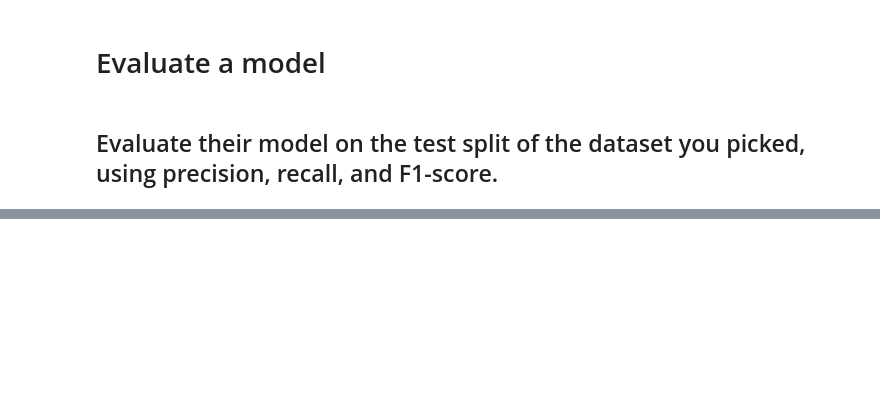
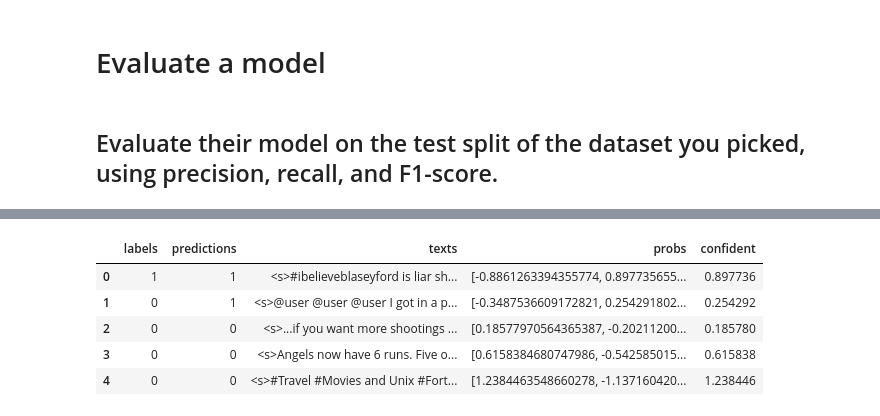
Before and after one commit to meliioko/nlp8, a Jupyter notebook: nlp8.ipynb, the cells around one changed output, grey strips where cells are left out. Saved outputs shown, nothing was run; the diff lists cells and outputs as text; code cells hidden in the pictures; blank space fills up the shorter version.

```diff
--- a/nlp8.ipynb
+++ b/nlp8.ipynb
@@ -74,0 +92,7 @@ topic_model.visualize_barchart()
+# %%
+from torch.utils.data import DataLoader
+import torch
+device = torch.device('cuda' if torch.cuda.is_available() else 'cpu')
+print(device)
+model.to(device)
+data_loader = DataLoader(tokenized_test, batch_size=16)
@@ -74,0 +101,23 @@ topic_model.visualize_barchart()
+# %%
+from tqdm import tqdm
+def predict(data_loader):
+  predictions = []
+  labels = []
+  texts = []
+  probs = []
+  model.eval()
+
+  with torch.no_grad():
+      for batch in tqdm(data_loader):
+          inputs = {key: val.to(device) for key, val in batch.items()}
+          outputs = model(**inputs)
+
+          batch_text = [tokenizer.decode(input_id) for input_id in inputs['input_ids']]
+
+          probs.extend(outputs.logits.tolist())
+          predictions.extend(torch.argmax(outputs.logits, dim=-1).tolist())
+          labels.extend(inputs['labels'].tolist())
+          texts.extend(batch_text)
+  return predictions, labels, texts, probs
+
+predictions, labels, texts, probs = predict(data_loader)
@@ -74,0 +146,4 @@ topic_model.visualize_barchart()
+# %%
+import pandas as pd
+df = pd.DataFrame({'labels': labels, 'predictions': predictions, 'texts': texts, 'probs': probs})
+df.head()
@@ -74,0 +157,12 @@ topic_model.visualize_barchart()
+# %%
+import numpy as np
+df['confident'] = df['probs'].apply(np.max)
+# %%
+df.head()
+# %% [output]
+|  | labels | predictions | texts | probs | confident |
+| 0 | 1 | 1 | <s>#ibelieveblaseyford is liar sh... | [-0.8861263394355774, 0.897735655... | 0.897736 |
+| 1 | 0 | 1 | <s>@user @user @user I got in a p... | [-0.3487536609172821, 0.254291802... | 0.254292 |
+| 2 | 0 | 0 | <s>...if you want more shootings ... | [0.18577970564365387, -0.20211200... | 0.185780 |
+| 3 | 0 | 0 | <s>Angels now have 6 runs. Five o... | [0.6158384680747986, -0.542585015... | 0.615838 |
+| 4 | 0 | 0 | <s>#Travel #Movies and Unix #Fort... | [1.2384463548660278, -1.137160420... | 1.238446 |
```
Also changed, not shown: parts of 29 cells of this notebook.
